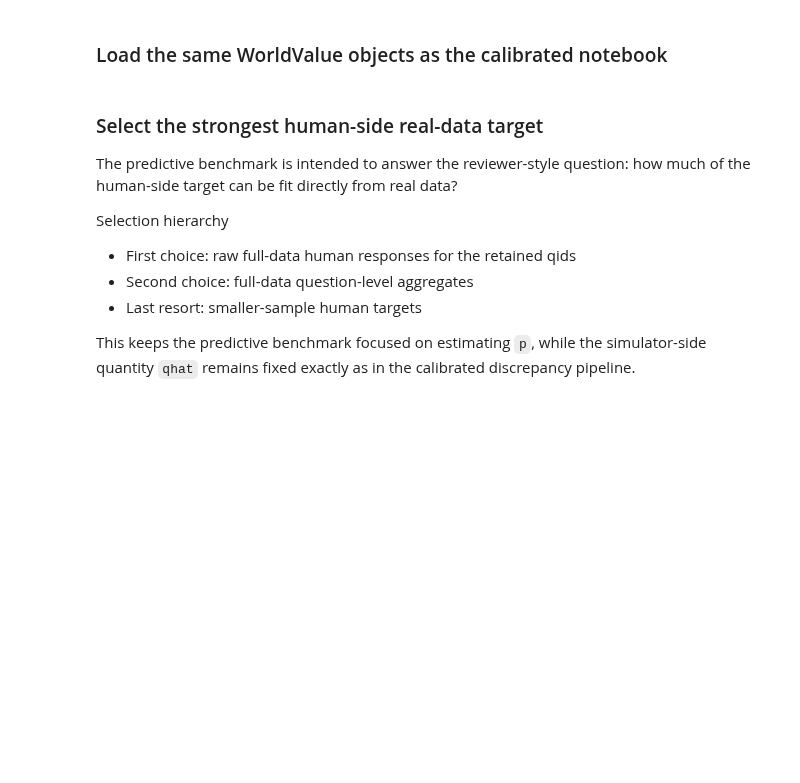
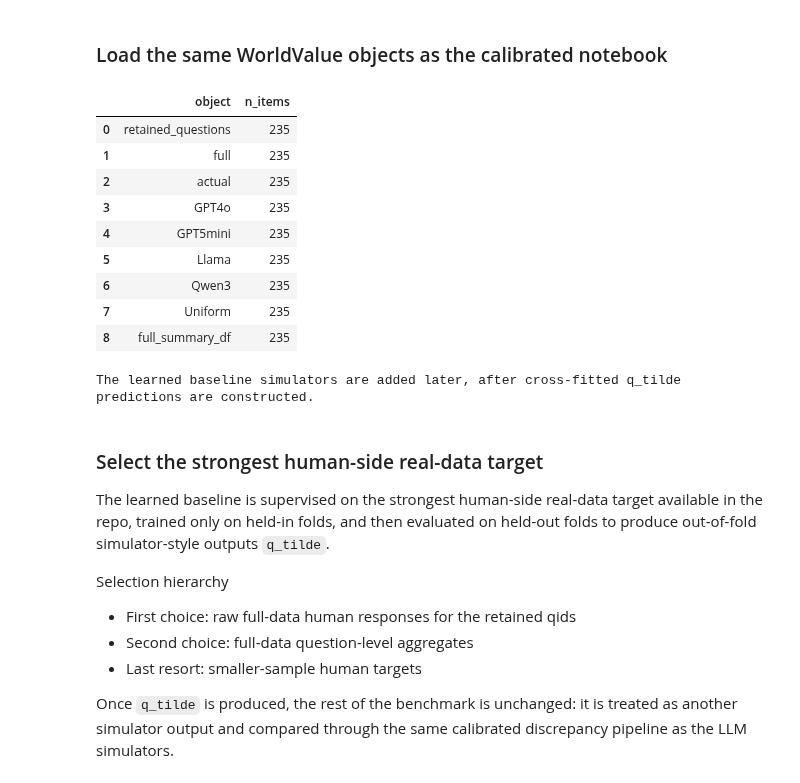
Before and after one commit to yushiouwillylin/simulator_fidelity, a Jupyter notebook: worldvalue_quantile/WV_quantile_embedding_benchmark.ipynb, the cells around one changed output. Drawn from its saved outputs; the diff is of its cells as text; code cells hidden in the pictures; blank space fills up the shorter version.

```diff
--- a/worldvalue_quantile/WV_quantile_embedding_benchmark.ipynb
+++ b/worldvalue_quantile/WV_quantile_embedding_benchmark.ipynb
@@ -183,37 +190,74 @@ simulators = {
     "GPT5mini": gpt5m,
     "Qwen3": qwen,
     "Uniform": uniform_benchmark,
 }
 SIM_ORDER = ["GPT4o", "GPT5mini", "Llama", "Qwen3", "Uniform"]
+
+QUESTION_EMBEDDING_BASELINE_NAME = "Kernel-Ridge Embedding Baseline"
+SIMULATOR_AUGMENTED_BASELINE_NAME = "Kernel-Ridge Simulator-Augmented Baseline"
+QUESTION_EMBEDDING_COLOR = "#8c564b"
+SIMULATOR_AUGMENTED_COLOR = "#e377c2"
+QUESTION_EMBEDDING_LINESTYLE = "-."
+SIMULATOR_AUGMENTED_LINESTYLE = ":"
+LEARNED_BASELINE_LINEWIDTH = 3.2
+
+def learned_baseline_name_from_model_types(model_types):
+    unique_types = sorted({str(x) for x in model_types if pd.notna(x)})
+    if unique_types == ["kernel_ridge_rbf"]:
+        return "Kernel ridge"
+    if unique_types == ["knn_cosine"]:
+        return "kNN"
+    return "Mixed model family"
+
+def pretty_model_family(model_type: str) -> str:
+    if str(model_type) == "kernel_ridge_rbf":
+        return "Kernel ridge"
+    if str(model_type) == "knn_cosine":
+        return "kNN"
+    return str(model_type)
+
 SIM_COLOR_MAP = {
     "GPT4o": "C0",
     "Llama": "C1",
     "GPT5mini": "C2",
     "Uniform": "C3",
     "Qwen3": "C4",
 }
 
 full_summary_df = full_summary.copy()
 if "qid" not in full_summary_df.columns:
     full_summary_df = full_summary_df.reset_index()
 if "index" in full_summary_df.columns and "qid" not in full_summary_df.columns:
     full_summary_df = full_summary_df.rename(columns={"index": "qid"})
 full_summary_df["qid"] = full_summary_df["qid"].astype(str).str.strip()
 full_summary_df = full_summary_df[full_summary_df["qid"].isin(retained_qid_set)].copy()
 full_summary_df = full_summary_df.set_index("qid").reindex(retained_questions).reset_index()
 
 display(
     pd.DataFrame(
         {
             "object": ["retained_questions", "full", "actual", *SIM_ORDER, "full_summary_df"],
             "n_items": [len(retained_questions), len(full), len(actual), *(len(simulators[s]) for s in SIM_ORDER), len(full_summary_df)],
         }
     )
 )
+print("The learned baseline simulators are added later, after cross-fitted q_tilde predictions are constructed.")
+# %% [output]
+|  | object | n_items |
+| 0 | retained_questions | 235 |
+| 1 | full | 235 |
+| 2 | actual | 235 |
+| 3 | GPT4o | 235 |
+| 4 | GPT5mini | 235 |
+| 5 | Llama | 235 |
+| 6 | Qwen3 | 235 |
+| 7 | Uniform | 235 |
+| 8 | full_summary_df | 235 |
+The learned baseline simulators are added later, after cross-fitted q_tilde predictions are constructed.
 # %% [markdown]
 ### Select the strongest human-side real-data target
 
-The predictive benchmark is intended to answer the reviewer-style question: how much of the human-side target can be fit directly from real data?
+The learned baseline is supervised on the strongest human-side real-data target available in the repo, trained only on held-in folds, and then evaluated on held-out folds to produce out-of-fold simulator-style outputs `q_tilde`.
 
 Selection hierarchy
 
@@ -221,7 +265,7 @@ Selection hierarchy
 - Second choice: full-data question-level aggregates
 - Last resort: smaller-sample human targets
 
-This keeps the predictive benchmark focused on estimating `p`, while the simulator-side quantity `qhat` remains fixed exactly as in the calibrated discrepancy pipeline.
+Once `q_tilde` is produced, the rest of the benchmark is unchanged: it is treated as another simulator output and compared through the same calibrated discrepancy pipeline as the LLM simulators.
 # %%
 def summarize_response_mapping(resp_dict, source_name):
     rows = []
```
Also changed, not shown: parts of 20 cells of this notebook, 18 other files.
